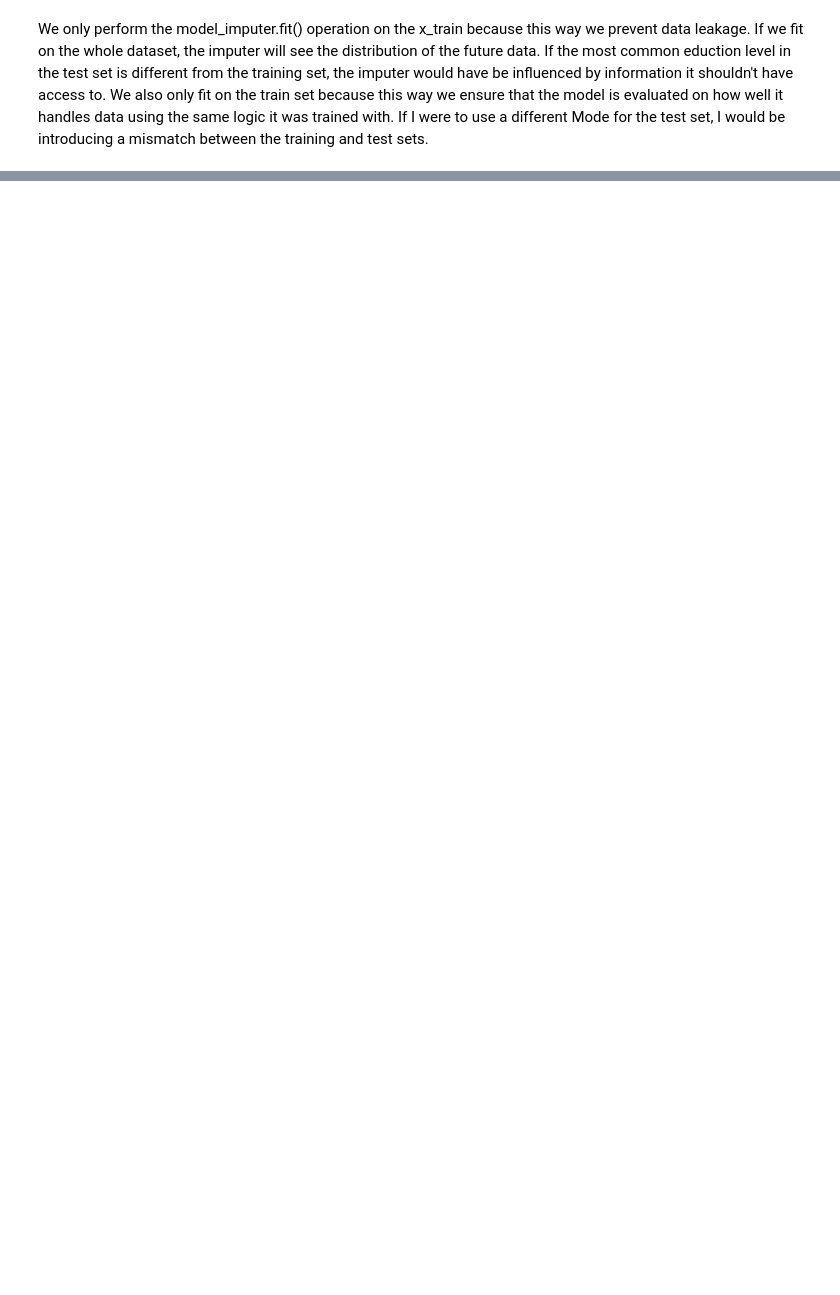
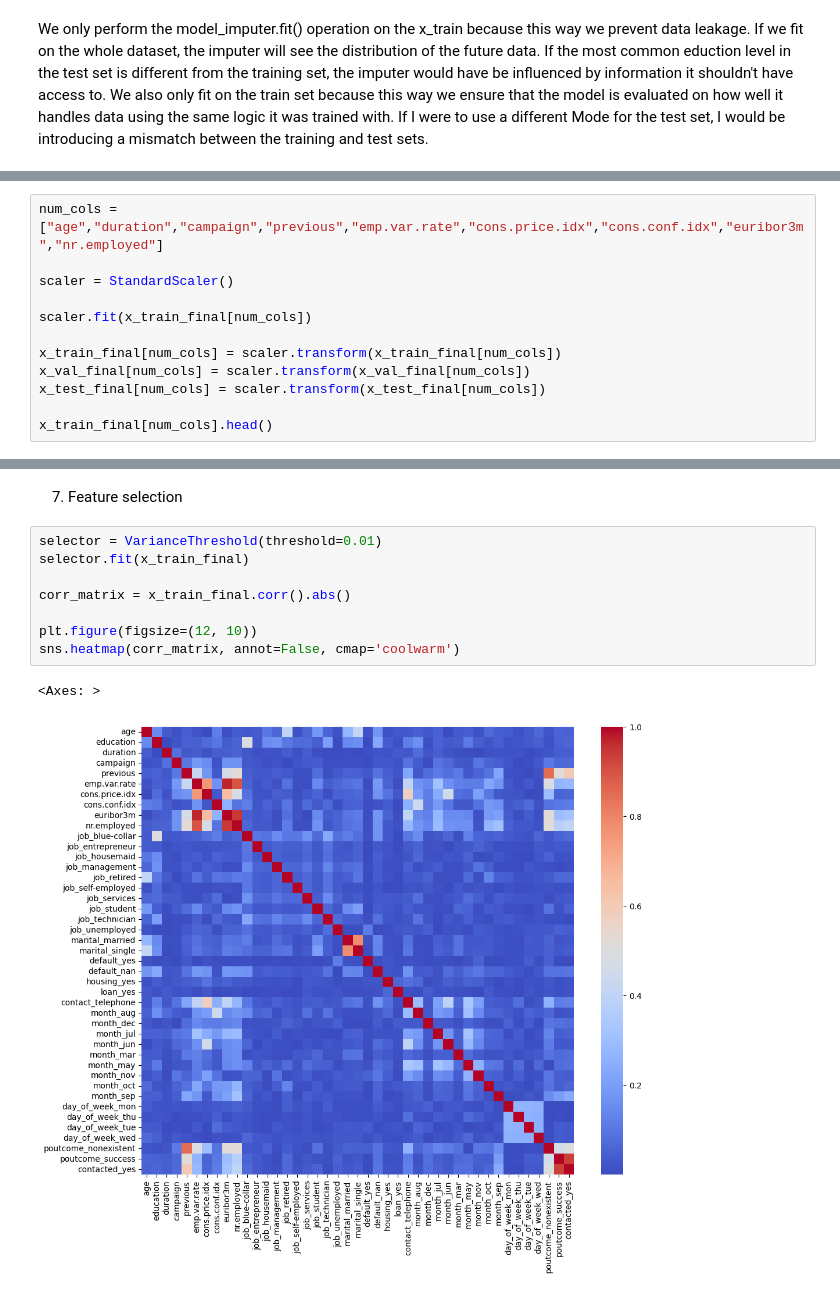
Before and after one commit to Fmendez18/ML-fundamentals-2026, a Jupyter notebook: assignment_1_Federico_Mendez.ipynb, the cells around one changed output, grey strips where cells are left out. Cells and saved outputs as stored; diff of their text form; blank space fills up the shorter version.

```diff
--- a/assignment_1_Federico_Mendez.ipynb
+++ b/assignment_1_Federico_Mendez.ipynb
@@ -300,0 +352,12 @@ We only perform the model_imputer.fit() operation on the x_train because this wa
+# %%
+num_cols = ["age","duration","campaign","previous","emp.var.rate","cons.price.idx","cons.conf.idx","euribor3m","nr.employed"]
+
+scaler = StandardScaler()
+
+scaler.fit(x_train_final[num_cols])
+
+x_train_final[num_cols] = scaler.transform(x_train_final[num_cols])
+x_val_final[num_cols] = scaler.transform(x_val_final[num_cols])
+x_test_final[num_cols] = scaler.transform(x_test_final[num_cols])
+
+x_train_final[num_cols].head()
@@ -300,0 +387,13 @@ We only perform the model_imputer.fit() operation on the x_train because this wa
+# %% [markdown]
+7. Feature selection
+# %%
+selector = VarianceThreshold(threshold=0.01)
+selector.fit(x_train_final)
+
+corr_matrix = x_train_final.corr().abs()
+
+plt.figure(figsize=(12, 10))
+sns.heatmap(corr_matrix, annot=False, cmap='coolwarm')
+# %% [output]
+<Axes: >
+[figure, added]
```
Also changed, not shown: parts of 36 cells of this notebook.
